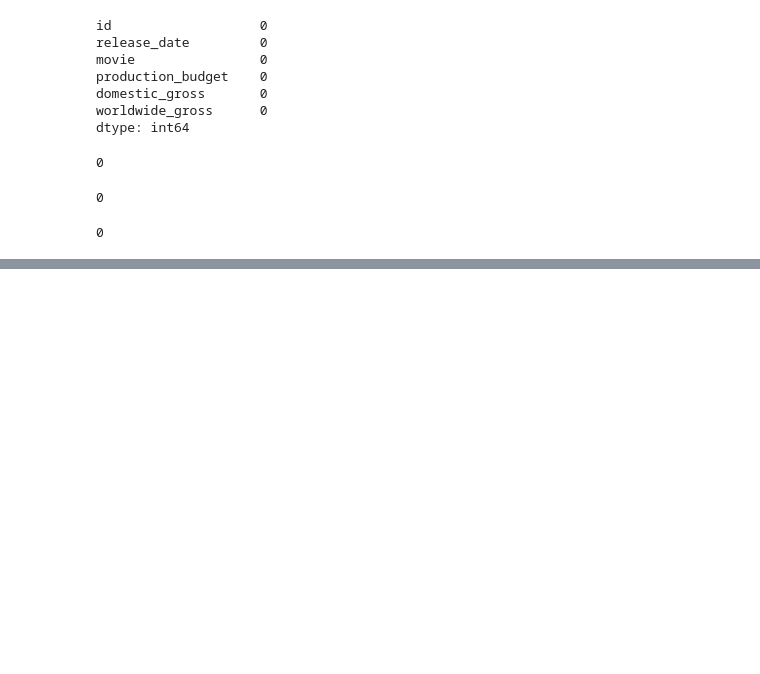
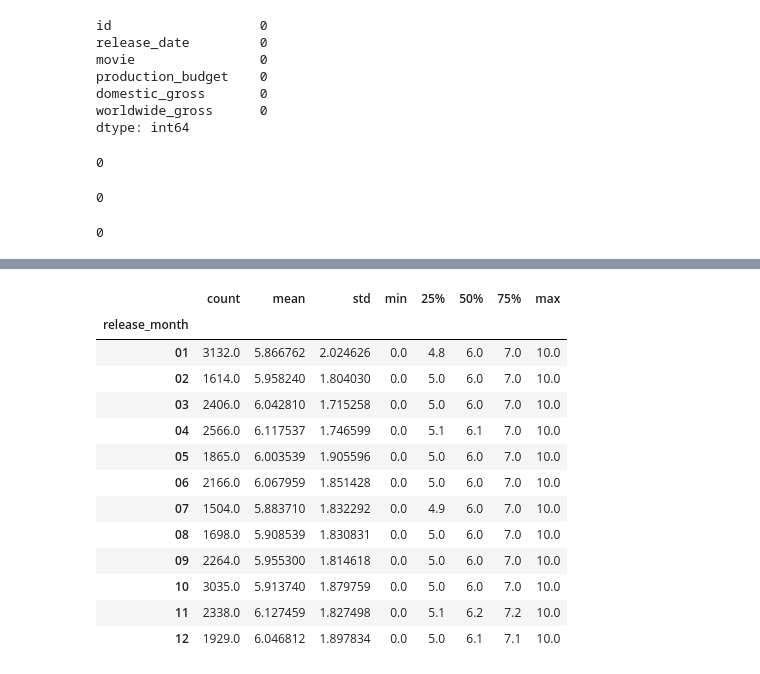
Before and after one commit to berum77kag/dsc-phase-1-project-v2-4, a Jupyter notebook: student.ipynb, the cells around one changed output, grey strips where cells are left out. Cells and saved outputs as stored; diff of their text form; code cells hidden in the pictures; blank space fills up the shorter version.

```diff
--- a/student.ipynb
+++ b/student.ipynb
@@ -189,0 +463,18 @@ display(
+# %%
+# Examining the popularity descriptive statistics
+grouped_tmdb_data['vote_average'].describe()
+# %% [output]
+|  | count | mean | std | min | 25% | 50% | 75% | max |
+| release_month |  |  |  |  |  |  |  |  |
+| 01 | 3132.0 | 5.866762 | 2.024626 | 0.0 | 4.8 | 6.0 | 7.0 | 10.0 |
+| 02 | 1614.0 | 5.958240 | 1.804030 | 0.0 | 5.0 | 6.0 | 7.0 | 10.0 |
+| 03 | 2406.0 | 6.042810 | 1.715258 | 0.0 | 5.0 | 6.0 | 7.0 | 10.0 |
+| 04 | 2566.0 | 6.117537 | 1.746599 | 0.0 | 5.1 | 6.1 | 7.0 | 10.0 |
+| 05 | 1865.0 | 6.003539 | 1.905596 | 0.0 | 5.0 | 6.0 | 7.0 | 10.0 |
+| 06 | 2166.0 | 6.067959 | 1.851428 | 0.0 | 5.0 | 6.0 | 7.0 | 10.0 |
+| 07 | 1504.0 | 5.883710 | 1.832292 | 0.0 | 4.9 | 6.0 | 7.0 | 10.0 |
+| 08 | 1698.0 | 5.908539 | 1.830831 | 0.0 | 5.0 | 6.0 | 7.0 | 10.0 |
+| 09 | 2264.0 | 5.955300 | 1.814618 | 0.0 | 5.0 | 6.0 | 7.0 | 10.0 |
+| 10 | 3035.0 | 5.913740 | 1.879759 | 0.0 | 5.0 | 6.0 | 7.0 | 10.0 |
+| 11 | 2338.0 | 6.127459 | 1.827498 | 0.0 | 5.1 | 6.2 | 7.2 | 10.0 |
+| 12 | 1929.0 | 6.046812 | 1.897834 | 0.0 | 5.0 | 6.1 | 7.1 | 10.0 |
```
Also changed, not shown: parts of 46 cells of this notebook, 7 other files.
